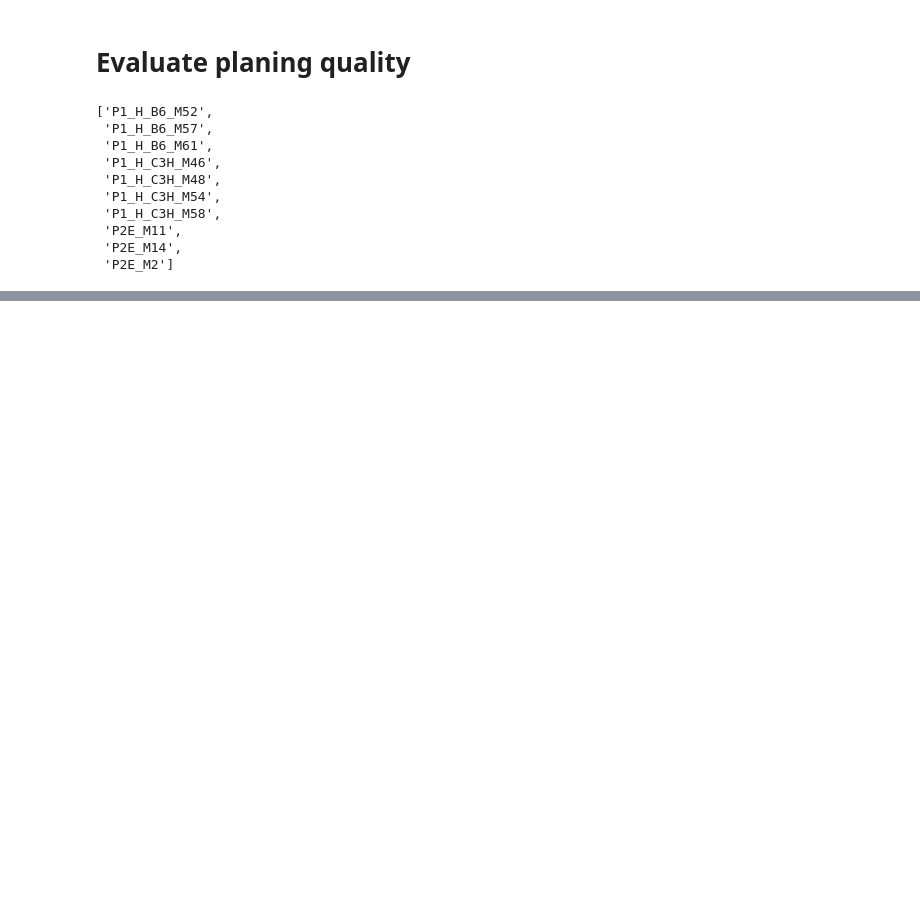
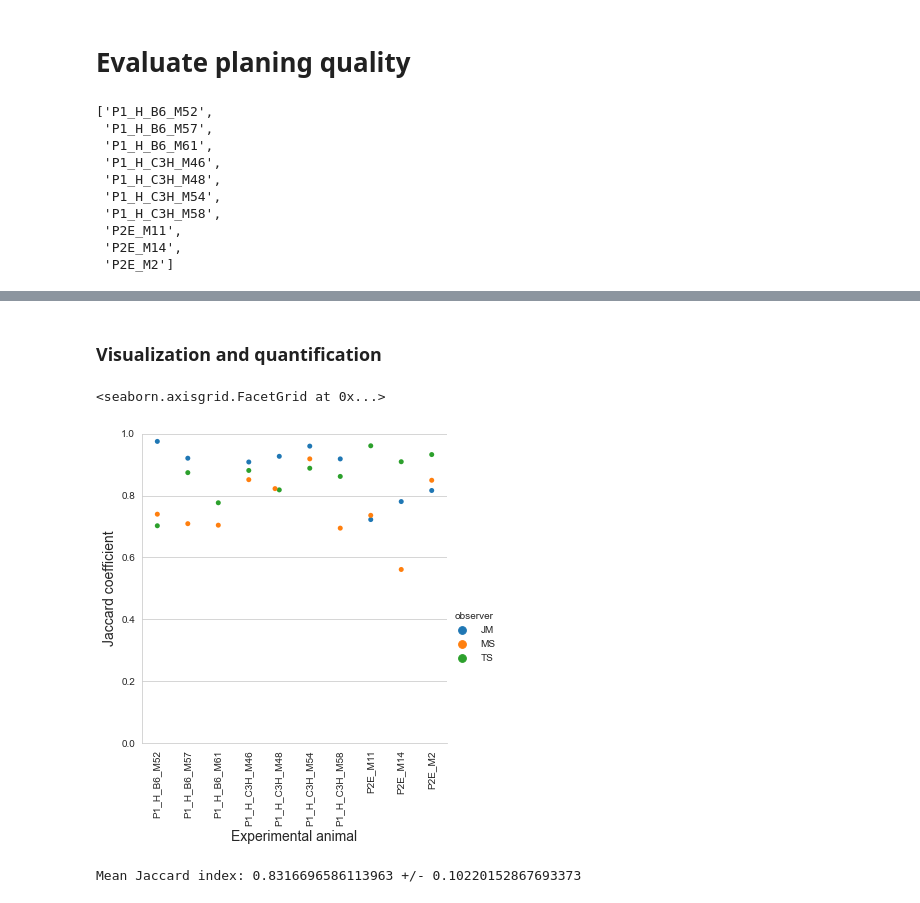
Before and after one commit to jo-mueller/radiographic_workflow_evaluation, a Jupyter notebook: notebooks/Evaluate_planing_variations.ipynb, the cells around one changed output, grey strips where cells are left out. Saved outputs shown, nothing was run; the diff lists cells and outputs as text; code cells hidden in the pictures; blank space fills up the shorter version.

Commit message:
Added inter-observer quantification by Jaccard index

```diff
--- a/notebooks/Evaluate_planing_variations.ipynb
+++ b/notebooks/Evaluate_planing_variations.ipynb
@@ -33,6 +34,3 @@ animals
  'P2E_M11',
  'P2E_M14',
  'P2E_M2']
-# %%
-animal = 'P1_H_C3H_M54'
-plan_files = glob.glob(os.path.join(root, animal, '*.tif'))
@@ -59,0 +39,10 @@ for plan in plans:
+# %%
+plans = {'animal': [], 'observer': [], 'filenames': []}
+for animal in animals:
+    filenames = glob.glob(os.path.join(root, animal, '*.tif'))
+    plans['animal'] += [animal] * len(filenames)
+    plans['observer'] += [os.path.basename(f).split('_')[0] for f in filenames]
+    plans['filenames'] += [os.path.basename(f) for f in filenames]
+
+plans = pd.DataFrame(plans)
+plans
@@ -59,0 +95,2 @@ for plan in plans:
+# %%
+inter_observer = plans.drop_duplicates(subset = ['observer', 'animal'], keep='first')
@@ -59,0 +131,18 @@ for plan in plans:
+# %% [markdown]
+### Visualization and quantification
+# %%
+sns.set_style("whitegrid")
+g = sns.catplot(data=inter_observer, x='animal', y='JC Label: 2', hue='observer', kind='swarm')
+g.set_xticklabels(rotation=90)
+g.set_xlabels('Experimental animal', fontsize=14)
+g.set_ylabels('Jaccard coefficient', fontsize=14)
+g.set(ylim=[0, 1])
+# %% [output]
+<seaborn.axisgrid.FacetGrid at 0x...>
+[figure, added]
+# %%
+mean = inter_observer['JC Label: 2'].mean()
+std = inter_observer['JC Label: 2'].std()
+print(f'Mean Jaccard index: {mean} +/- {std}')
+# %% [output]
+Mean Jaccard index: 0.8316696586113963 +/- 0.10220152867693373
```
Also changed, not shown: parts of 12 cells of this notebook.
